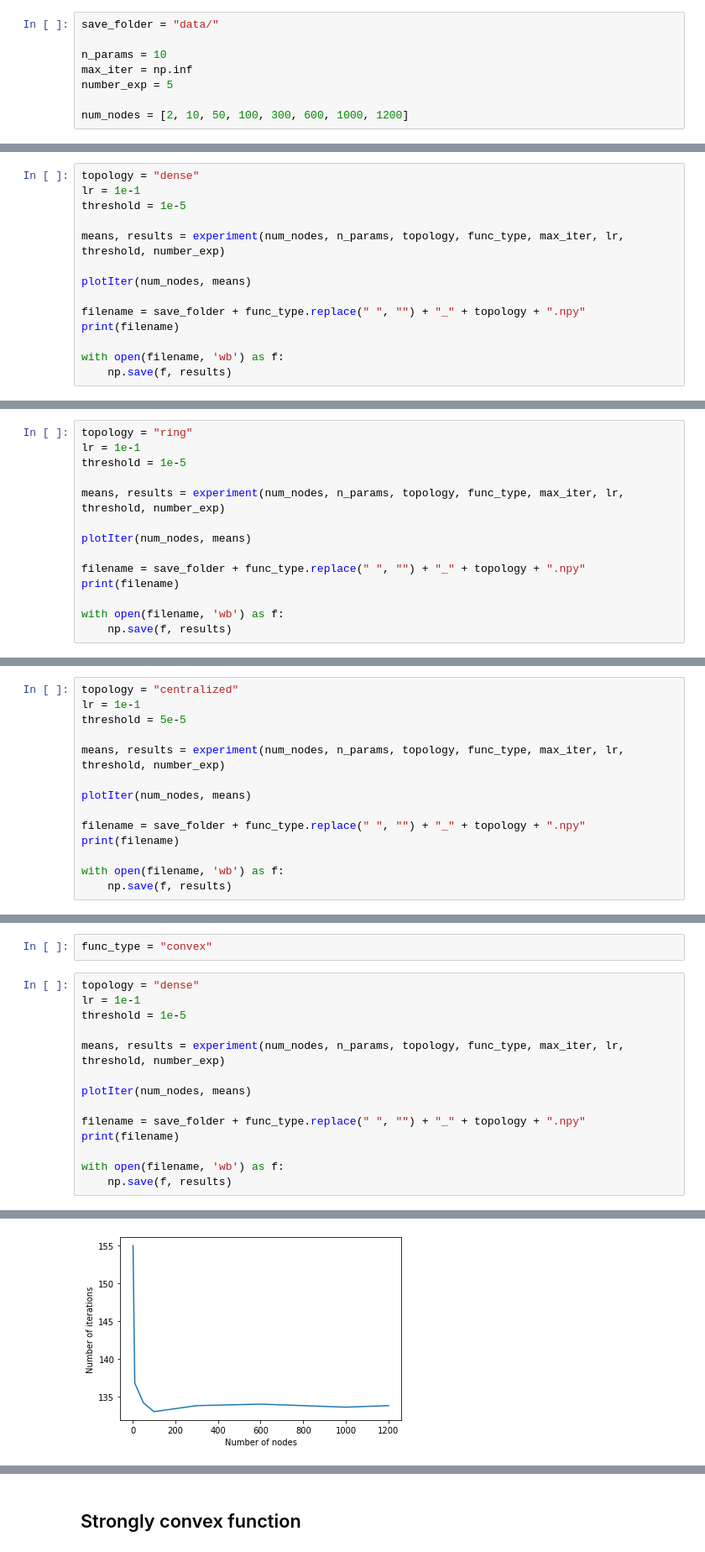
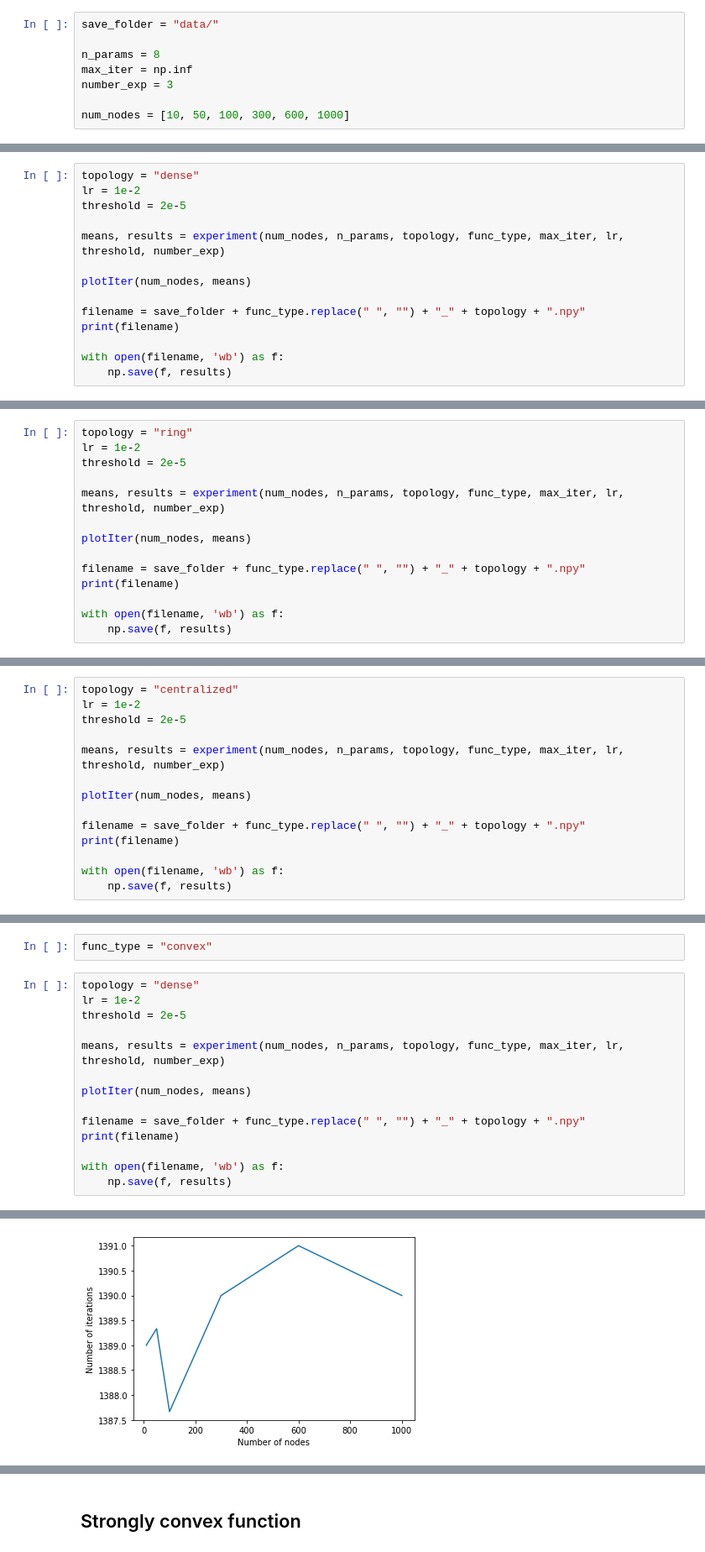
Before and after one commit to Katerina5649/OptML, a Jupyter notebook: experiments.ipynb, the cells around one changed output, grey strips where cells are left out. Shown at 84% size. Saved outputs shown, nothing was run; the diff lists cells and outputs as text.

Commit message:
plots

```diff
--- a/experiments.ipynb
+++ b/experiments.ipynb
@@ -186,19 +186,19 @@ def plotIter(num_nodes, iters):
 # %%
 save_folder = "data/"
 
-n_params = 10
+n_params = 8
 max_iter = np.inf
-number_exp = 5
+number_exp = 3
 
-num_nodes = [2, 10, 50, 100, 300, 600, 1000, 1200]
+num_nodes = [10, 50, 100, 300, 600, 1000]
 # %% [markdown]
 ## Non convex function
 # %%
 func_type = "non convex"
 # %%
 topology = "dense"
-lr = 1e-1
-threshold = 1e-5
+lr = 1e-2
+threshold = 2e-5
 
 means, results = experiment(num_nodes, n_params, topology, func_type, max_iter, lr, threshold, number_exp)
 
@@ -231,8 +231,8 @@ Converged within 1e-05 in 69.0 iterations on average.
 data/nonconvex_dense.npy
 # %%
 topology = "ring"
-lr = 1e-1
-threshold = 1e-5
+lr = 1e-2
+threshold = 2e-5
 
 means, results = experiment(num_nodes, n_params, topology, func_type, max_iter, lr, threshold, number_exp)
 
@@ -266,7 +266,7 @@ data/convex_ring.npy
 # %%
 topology = "centralized"
-lr = 1e-1
-threshold = 5e-5
+lr = 1e-2
+threshold = 2e-5
 
 means, results = experiment(num_nodes, n_params, topology, func_type, max_iter, lr, threshold, number_exp)
 
@@ -303,8 +303,8 @@ data/nonconvex_centralized.npy
 func_type = "convex"
 # %%
 topology = "dense"
-lr = 1e-1
-threshold = 1e-5
+lr = 1e-2
+threshold = 2e-5
 
 means, results = experiment(num_nodes, n_params, topology, func_type, max_iter, lr, threshold, number_exp)
 
@@ -336,4 +336,4 @@ Converged within 1e-05 in 133.8 iterations on average.
-[figure, old version]
+[figure, new version]
 data/convex_dense.npy
 # %%
 topology = "ring"
```
Also changed, not shown: parts of 19 cells of this notebook, 12 other files.
